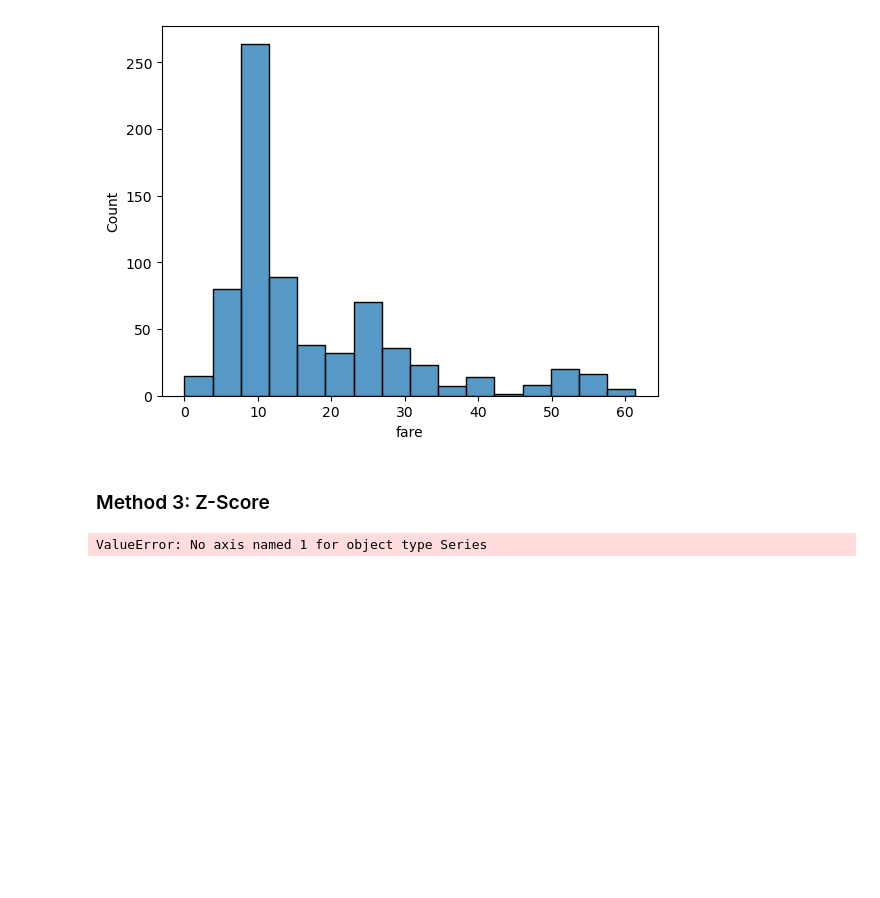
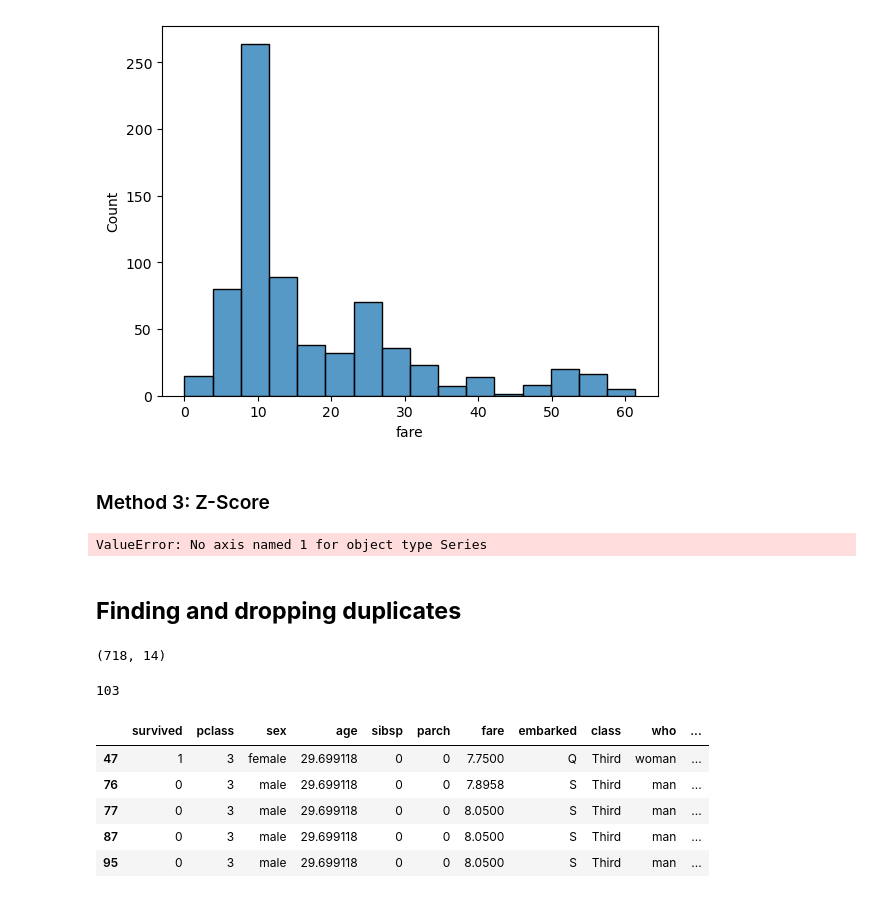
Before and after one commit to fareed23/data-science, a Jupyter notebook: day15/data_wrangling.ipynb, the cells around one changed output. Drawn from its saved outputs; the diff is of its cells as text; code cells hidden in the pictures; blank space fills up the shorter version.

```diff
--- a/day15/data_wrangling.ipynb
+++ b/day15/data_wrangling.ipynb
@@ -165,0 +167,24 @@ ValueError: No axis named 1 for object type Series
+# %% [markdown]
+## **Finding and dropping duplicates**
+# %%
+df.shape
+# %% [output]
+(718, 14)
+# %%
+# Finding and dropping duplicates
+# Find duplicates
+df.duplicated().sum()
+# %% [output]
+103
+# %%
+df_duplicates = df[df.duplicated()]
+# %%
+df_duplicates.head()
+# df1.shape
+# %% [output]
+|  | survived | pclass | sex | age | sibsp | parch | fare | embarked | class | who | ... |
+| 47 | 1 | 3 | female | 29.699118 | 0 | 0 | 7.7500 | Q | Third | woman | ... |
+| 76 | 0 | 3 | male | 29.699118 | 0 | 0 | 7.8958 | S | Third | man | ... |
+| 77 | 0 | 3 | male | 29.699118 | 0 | 0 | 8.0500 | S | Third | man | ... |
+| 87 | 0 | 3 | male | 29.699118 | 0 | 0 | 8.0500 | S | Third | man | ... |
+| 95 | 0 | 3 | male | 29.699118 | 0 | 0 | 8.0500 | S | Third | man | ... |
```
Also changed, not shown: parts of 14 cells of this notebook, 1 other file.
